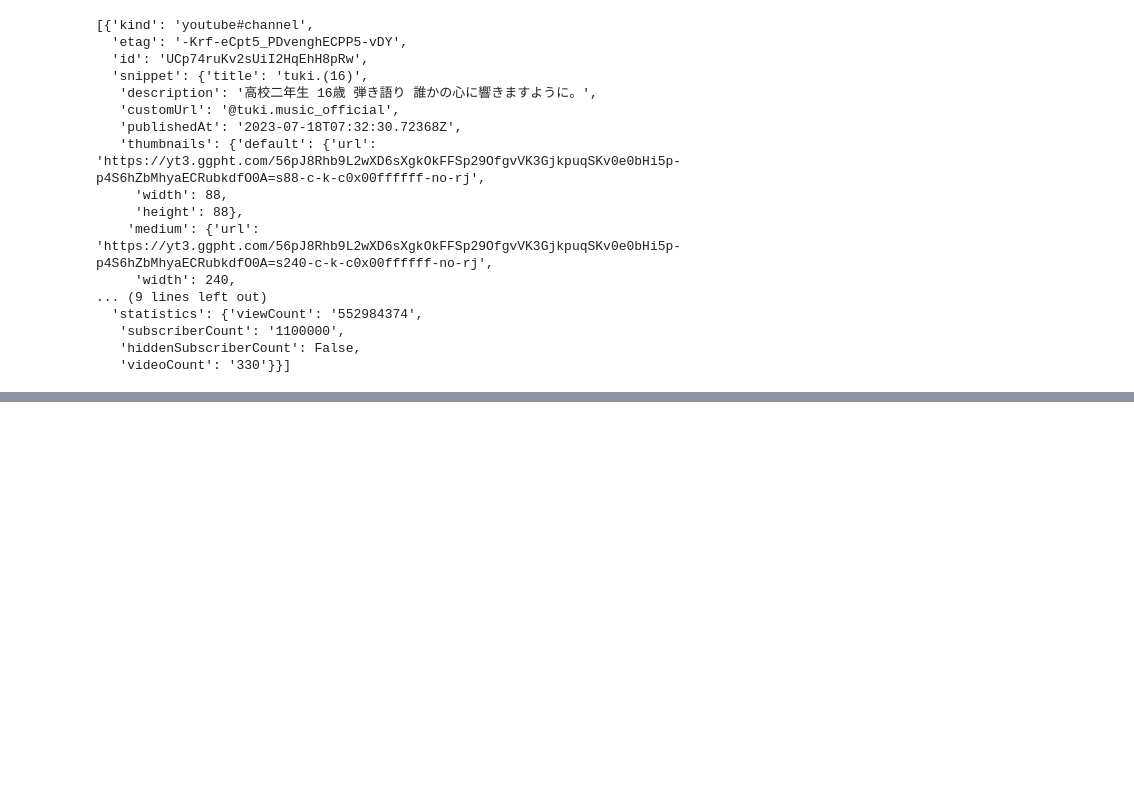
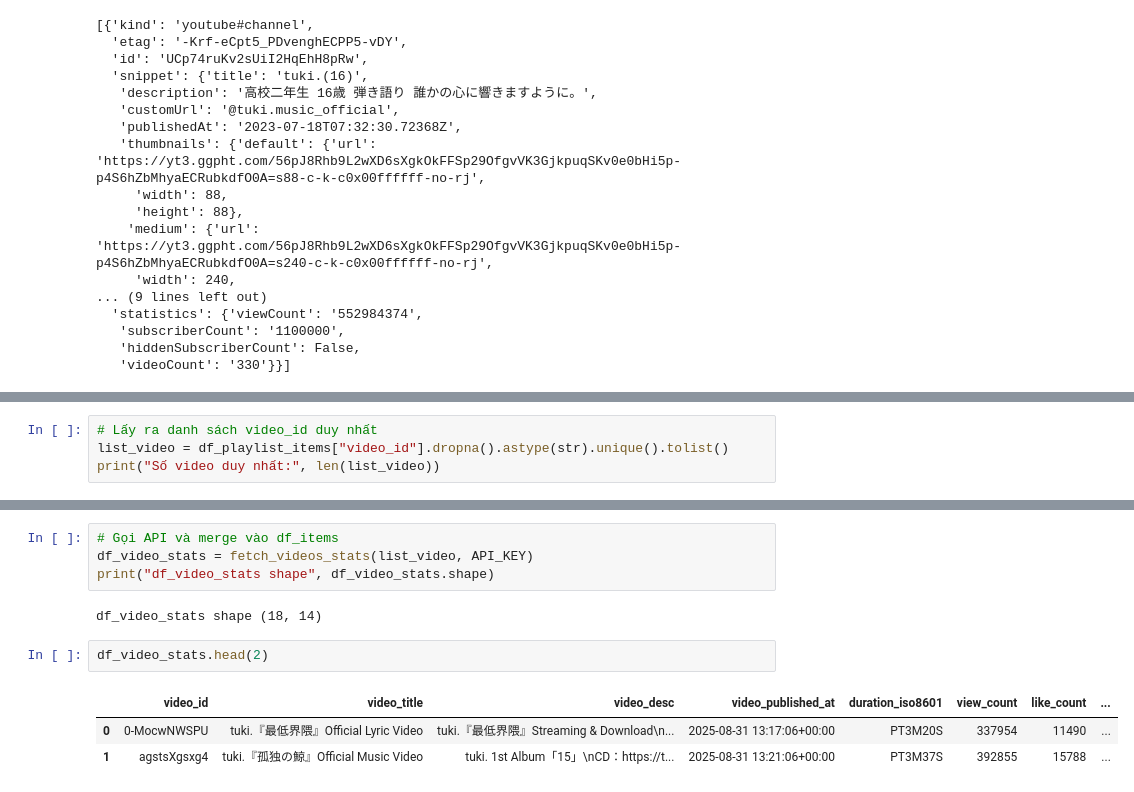
Before and after one commit to theqyn04/tuki-analytics, a Jupyter notebook: python-get-data/get-data.ipynb, the cells around one changed output, grey strips where cells are left out. Drawn from its saved outputs; the diff is of its cells as text; blank space fills up the shorter version.

Commit message:
extract video data

```diff
--- a/python-get-data/get-data.ipynb
+++ b/python-get-data/get-data.ipynb
@@ -207,0 +273,4 @@ df_playlists.head(1)
+# %%
+# Lấy ra danh sách video_id duy nhất
+list_video = df_playlist_items["video_id"].dropna().astype(str).unique().tolist()
+print("Số video duy nhất:", len(list_video))
@@ -207,0 +363,12 @@ df_playlists.head(1)
+# %%
+# Gọi API và merge vào df_items
+df_video_stats = fetch_videos_stats(list_video, API_KEY)
+print("df_video_stats shape", df_video_stats.shape)
+# %% [output]
+df_video_stats shape (18, 14)
+# %%
+df_video_stats.head(2)
+# %% [output]
+|  | video_id | video_title | video_desc | video_published_at | duration_iso8601 | view_count | like_count | ... |
+| 0 | 0-MocwNWSPU | tuki.『最低界隈』Official Lyric Video | tuki.『最低界隈』Streaming & Download\n... | 2025-08-31 13:17:06+00:00 | PT3M20S | 337954 | 11490 | ... |
+| 1 | agstsXgsxg4 | tuki.『孤独の鯨』Official Music Video | tuki. 1st Album「15」\nCD：https://t... | 2025-08-31 13:21:06+00:00 | PT3M37S | 392855 | 15788 | ... |
```
Also changed, not shown: parts of 14 cells of this notebook, 4 other files.
